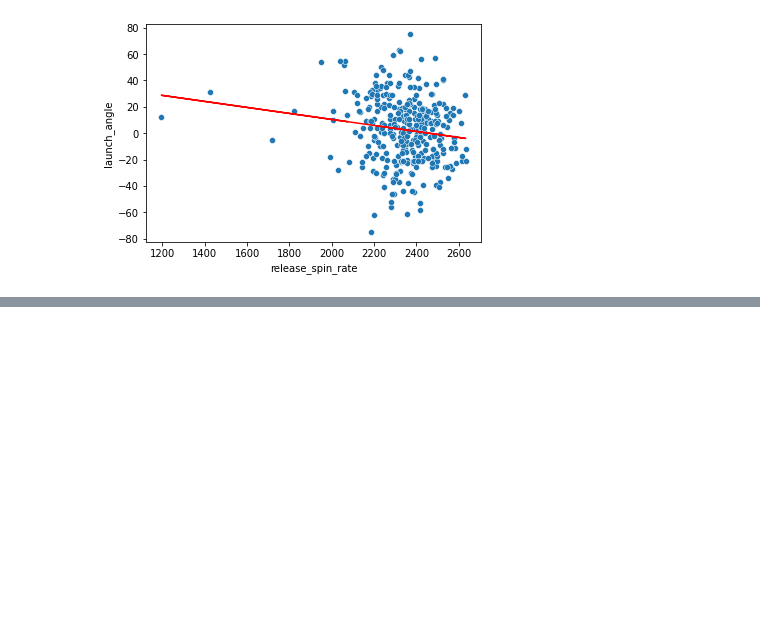
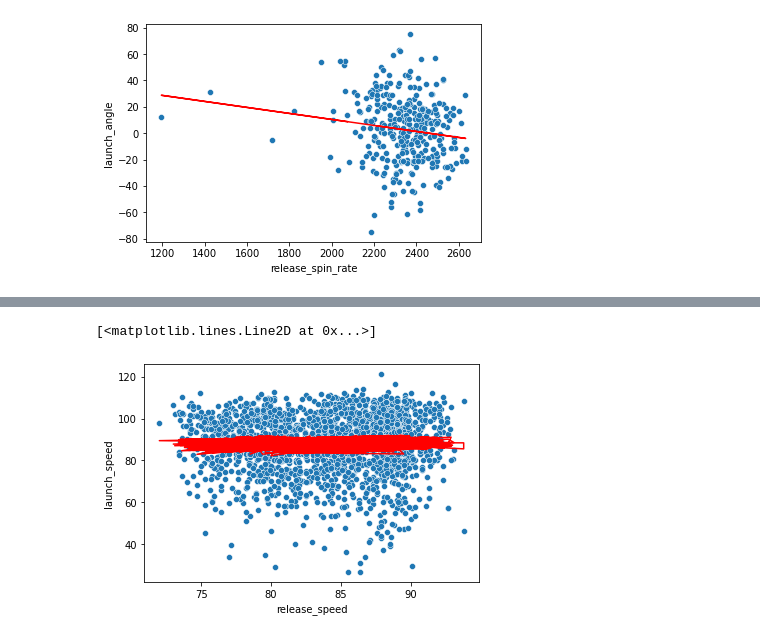
Before and after one commit to TheEvergreenStateCollege/week-3-chinchillabob, a Jupyter notebook: Gonzales_Marco.ipynb, the cells around one changed output, grey strips where cells are left out. Drawn from its saved outputs; the diff is of its cells as text; code cells hidden in the pictures; blank space fills up the shorter version.

```diff
--- a/Gonzales_Marco.ipynb
+++ b/Gonzales_Marco.ipynb
@@ -110,0 +131,7 @@ plt.plot(hit_Curve['release_spin_rate'], predicted_launch_angle, color='r')
+# %%
+predicted_launch_speed_many = model_many.predict(hits[['release_speed', 'launch_angle']])
+sns.scatterplot(x='release_speed', y='launch_speed', data=hits)
+plt.plot(hits['release_speed'], predicted_launch_speed_many, color = 'r')
+# %% [output]
+[<matplotlib.lines.Line2D at 0x...>]
+[figure, added]
```
Also changed, not shown: parts of 3 cells of this notebook.
